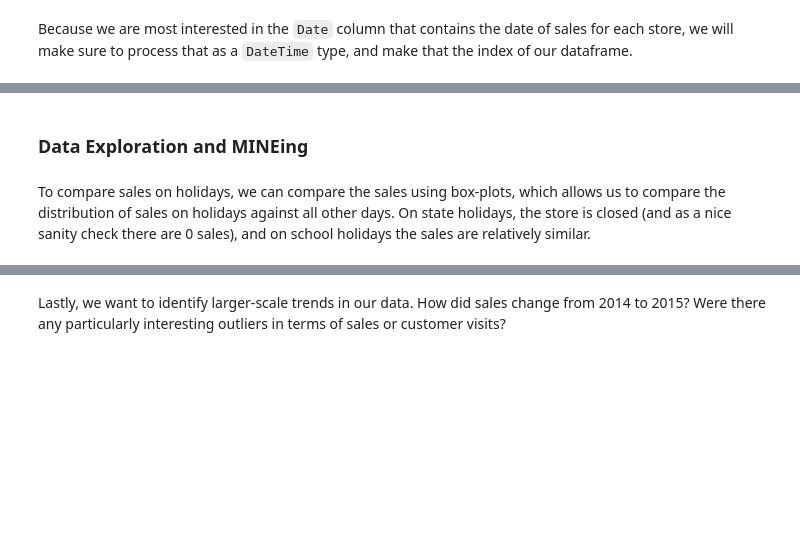
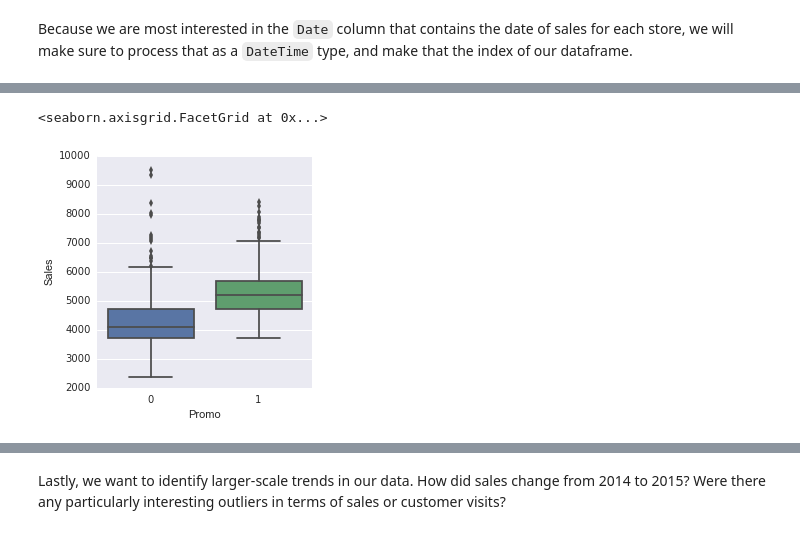
Before and after one commit to brianchandbound/ga-ds, a Jupyter notebook: 20_time/20_02_rossman.ipynb, the cells around one changed output, grey strips where cells are left out. Saved outputs shown, nothing was run; the diff lists cells and outputs as text; code cells hidden in the pictures; blank space fills up the shorter version.

```diff
--- a/20_time/20_02_rossman.ipynb
+++ b/20_time/20_02_rossman.ipynb
@@ -25,4 +112,11 @@ store1_data = store1_data.sort_index()
-# %% [markdown]
-### Data Exploration and MINEing
-# %% [markdown]
-To compare sales on holidays, we can compare the sales using box-plots, which allows us to compare the distribution of sales on holidays against all other days.  On state holidays, the store is closed (and as a nice sanity check there are 0 sales), and on school holidays the sales are relatively similar.
+# %%
+# TODO
+sb.factorplot(
+    x='Promo',
+    y='Sales',
+    data=store1_data[ store1_data.Open == 1 ],
+    kind='box',
+)
+# %% [output]
+<seaborn.axisgrid.FacetGrid at 0x...>
+[figure, added]
```
Also changed, not shown: parts of 71 cells of this notebook.
